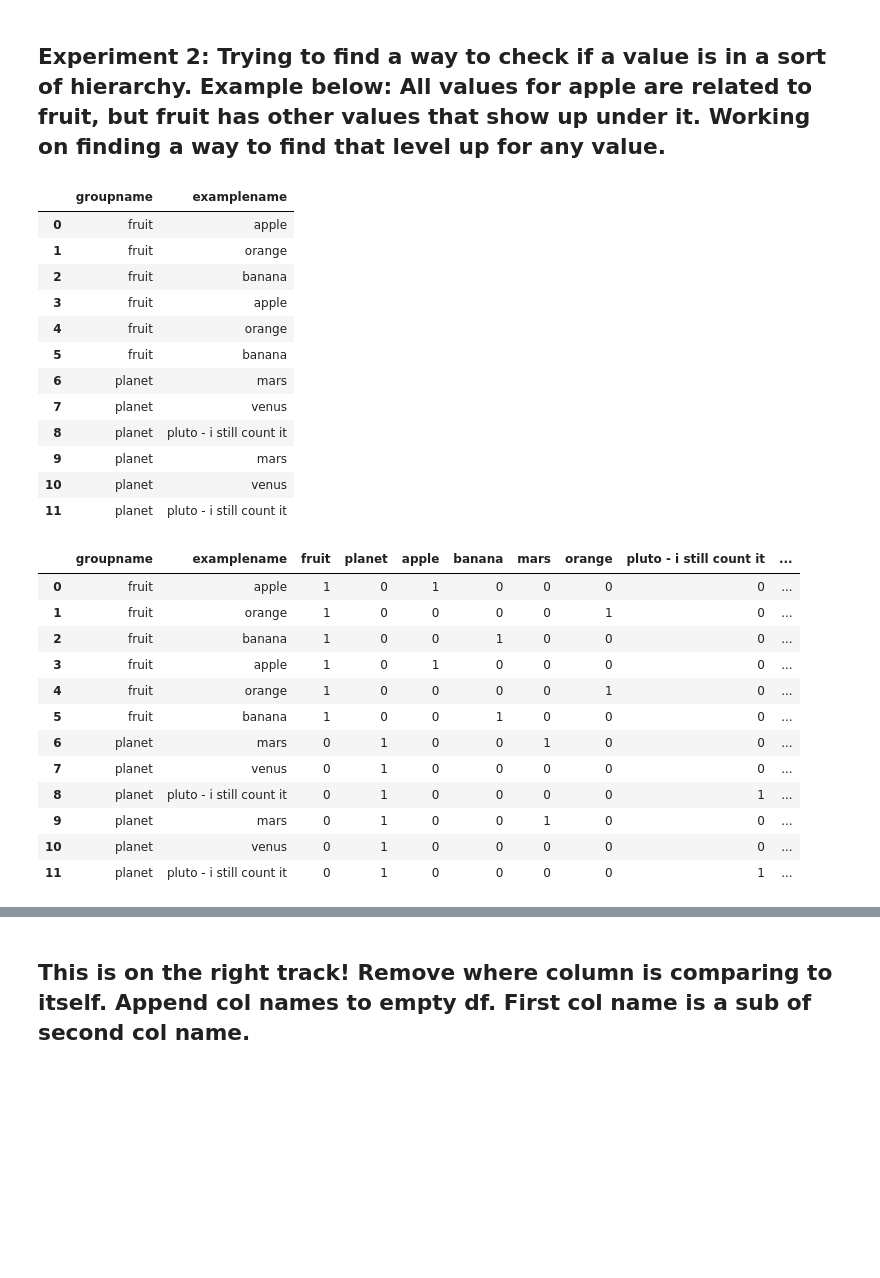
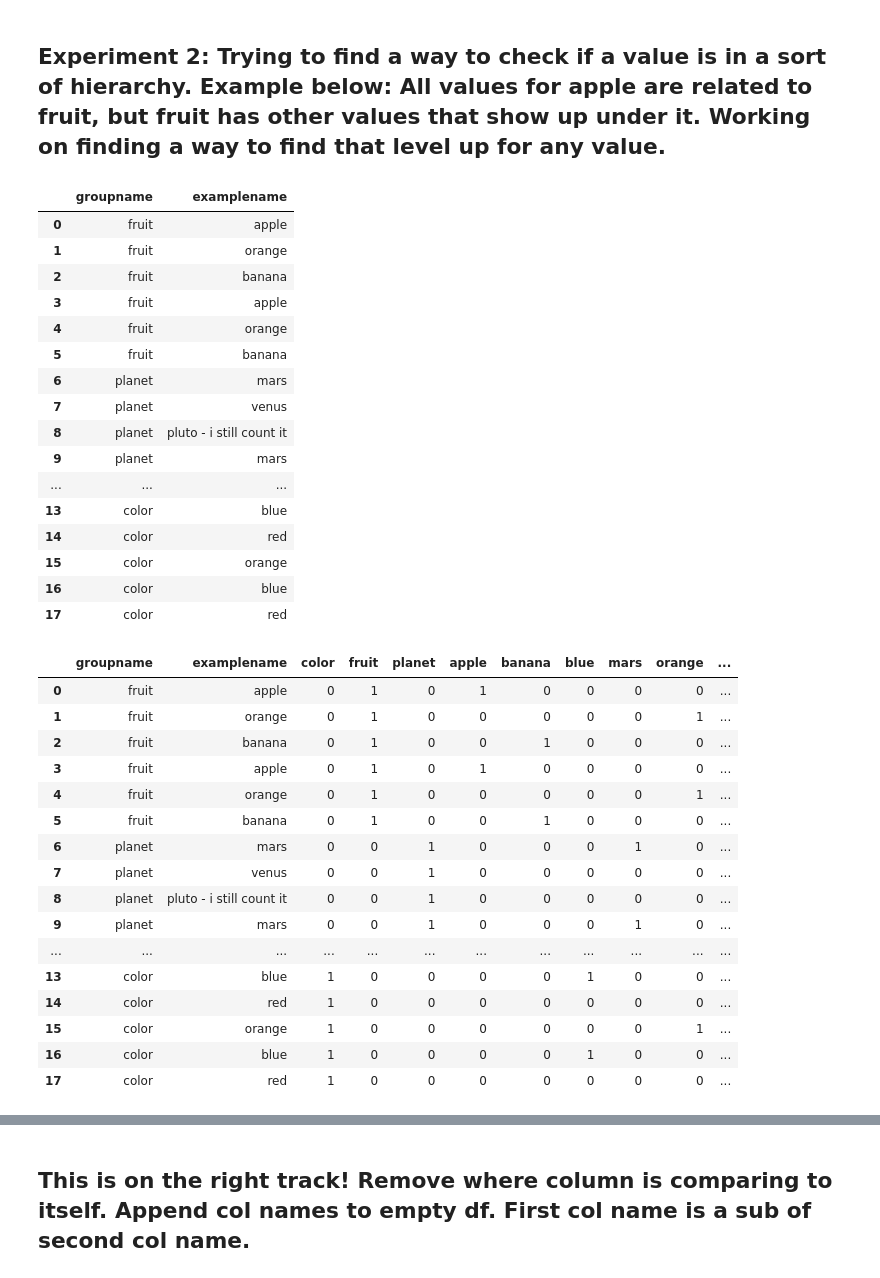
Before and after one commit to josephburton06/Hotel-Bookings, a Jupyter notebook: hotel_bookings.ipynb, the cells around one changed output, grey strips where cells are left out. Saved outputs shown, nothing was run; the diff lists cells and outputs as text; code cells hidden in the pictures; blank space fills up the shorter version.

Commit message:
Added colors, created df of matches

```diff
--- a/hotel_bookings.ipynb
+++ b/hotel_bookings.ipynb
@@ -384,7 +384,8 @@ all_corrs_df.shape
 # %% [markdown]
 ## Experiment 2: Trying to find a way to check if a value is in a sort of hierarchy.  Example below: All values for apple are related to fruit, but fruit has other values that show up under it.  Working on finding a way to find that level up for any value.
 # %%
-d = {'groupname': ['fruit', 'fruit', 'fruit', 'fruit', 'fruit', 'fruit', 'planet', 'planet', 'planet', 'planet', 'planet', 'planet'], 'examplename': ['apple', 'orange', 'banana', 'apple', 'orange', 'banana', 'mars', 'venus', 'pluto - i still count it', 'mars','venus', 'pluto - i still count it']}
+d = {'groupname': ['fruit', 'fruit', 'fruit', 'fruit', 'fruit', 'fruit', 'planet', 'planet', 'planet', 'planet', 'planet', 'planet', 'color', 'color', 'color', 'color', 'color', 'color'], \
+     'examplename': ['apple', 'orange', 'banana', 'apple', 'orange', 'banana', 'mars', 'venus', 'pluto - i still count it', 'mars','venus', 'pluto - i still count it', 'orange', 'blue', 'red', 'orange', 'blue', 'red']}
 d = pd.DataFrame(data=d)
 d
 # %% [output]
@@ -399,28 +400,36 @@ d
 | 7 | planet | venus |
 | 8 | planet | pluto - i still count it |
 | 9 | planet | mars |
-| 10 | planet | venus |
-| 11 | planet | pluto - i still count it |
+| ... | ... | ... |
+| 13 | color | blue |
+| 14 | color | red |
+| 15 | color | orange |
+| 16 | color | blue |
+| 17 | color | red |
 # %%
-groupnamedummy = pd.get_dummies(df['groupname'])
-examplenamedummy = pd.get_dummies(df['examplename'])
+groupnamedummy = pd.get_dummies(d['groupname'])
+examplenamedummy = pd.get_dummies(d['examplename'])
 d = pd.concat([d, groupnamedummy], axis=1)
 d = pd.concat([d, examplenamedummy], axis=1)
 d
 # %% [output]
-|  | groupname | examplename | fruit | planet | apple | banana | mars | orange | pluto - i still count it | ... |
-| 0 | fruit | apple | 1 | 0 | 1 | 0 | 0 | 0 | 0 | ... |
-| 1 | fruit | orange | 1 | 0 | 0 | 0 | 0 | 1 | 0 | ... |
-| 2 | fruit | banana | 1 | 0 | 0 | 1 | 0 | 0 | 0 | ... |
-| 3 | fruit | apple | 1 | 0 | 1 | 0 | 0 | 0 | 0 | ... |
-| 4 | fruit | orange | 1 | 0 | 0 | 0 | 0 | 1 | 0 | ... |
-| 5 | fruit | banana | 1 | 0 | 0 | 1 | 0 | 0 | 0 | ... |
-| 6 | planet | mars | 0 | 1 | 0 | 0 | 1 | 0 | 0 | ... |
-| 7 | planet | venus | 0 | 1 | 0 | 0 | 0 | 0 | 0 | ... |
-| 8 | planet | pluto - i still count it | 0 | 1 | 0 | 0 | 0 | 0 | 1 | ... |
-| 9 | planet | mars | 0 | 1 | 0 | 0 | 1 | 0 | 0 | ... |
-| 10 | planet | venus | 0 | 1 | 0 | 0 | 0 | 0 | 0 | ... |
-| 11 | planet | pluto - i still count it | 0 | 1 | 0 | 0 | 0 | 0 | 1 | ... |
+|  | groupname | examplename | color | fruit | planet | apple | banana | blue | mars | orange | ... |
+| 0 | fruit | apple | 0 | 1 | 0 | 1 | 0 | 0 | 0 | 0 | ... |
+| 1 | fruit | orange | 0 | 1 | 0 | 0 | 0 | 0 | 0 | 1 | ... |
+| 2 | fruit | banana | 0 | 1 | 0 | 0 | 1 | 0 | 0 | 0 | ... |
+| 3 | fruit | apple | 0 | 1 | 0 | 1 | 0 | 0 | 0 | 0 | ... |
+| 4 | fruit | orange | 0 | 1 | 0 | 0 | 0 | 0 | 0 | 1 | ... |
+| 5 | fruit | banana | 0 | 1 | 0 | 0 | 1 | 0 | 0 | 0 | ... |
+| 6 | planet | mars | 0 | 0 | 1 | 0 | 0 | 0 | 1 | 0 | ... |
+| 7 | planet | venus | 0 | 0 | 1 | 0 | 0 | 0 | 0 | 0 | ... |
+| 8 | planet | pluto - i still count it | 0 | 0 | 1 | 0 | 0 | 0 | 0 | 0 | ... |
+| 9 | planet | mars | 0 | 0 | 1 | 0 | 0 | 0 | 1 | 0 | ... |
+| ... | ... | ... | ... | ... | ... | ... | ... | ... | ... | ... | ... |
+| 13 | color | blue | 1 | 0 | 0 | 0 | 0 | 1 | 0 | 0 | ... |
+| 14 | color | red | 1 | 0 | 0 | 0 | 0 | 0 | 0 | 0 | ... |
+| 15 | color | orange | 1 | 0 | 0 | 0 | 0 | 0 | 0 | 1 | ... |
+| 16 | color | blue | 1 | 0 | 0 | 0 | 0 | 1 | 0 | 0 | ... |
+| 17 | color | red | 1 | 0 | 0 | 0 | 0 | 0 | 0 | 0 | ... |
 # %%
 # corr_df = pd.DataFrame(d.select_dtypes(include=['uint8']).corr())
 # corr_df.head()
```
Also changed, not shown: parts of 6 cells of this notebook.
